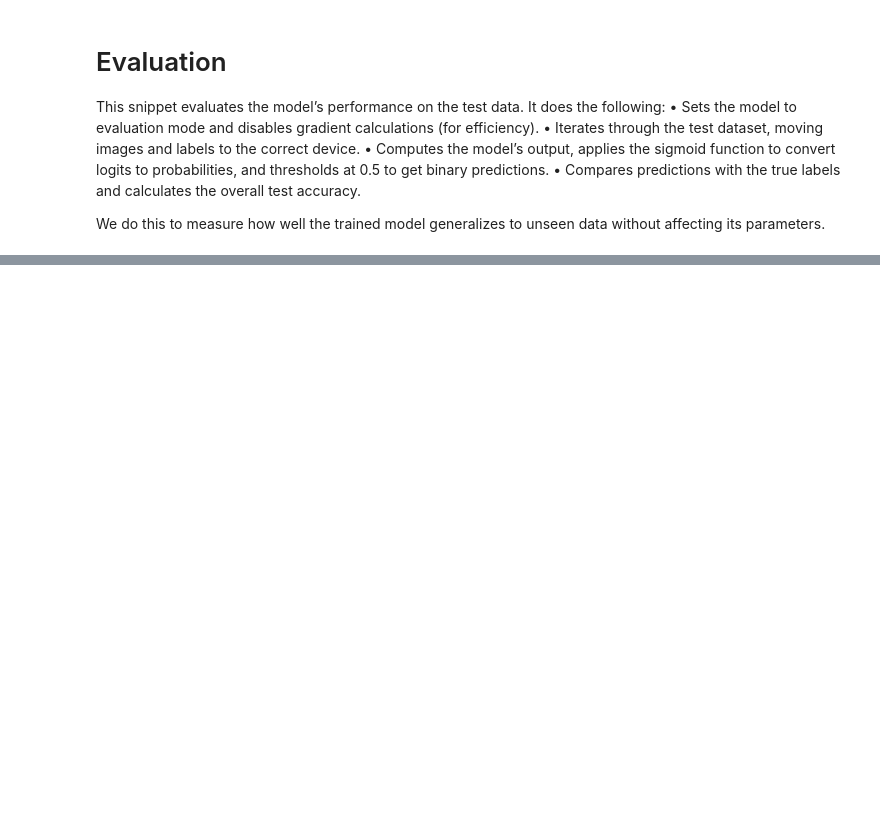
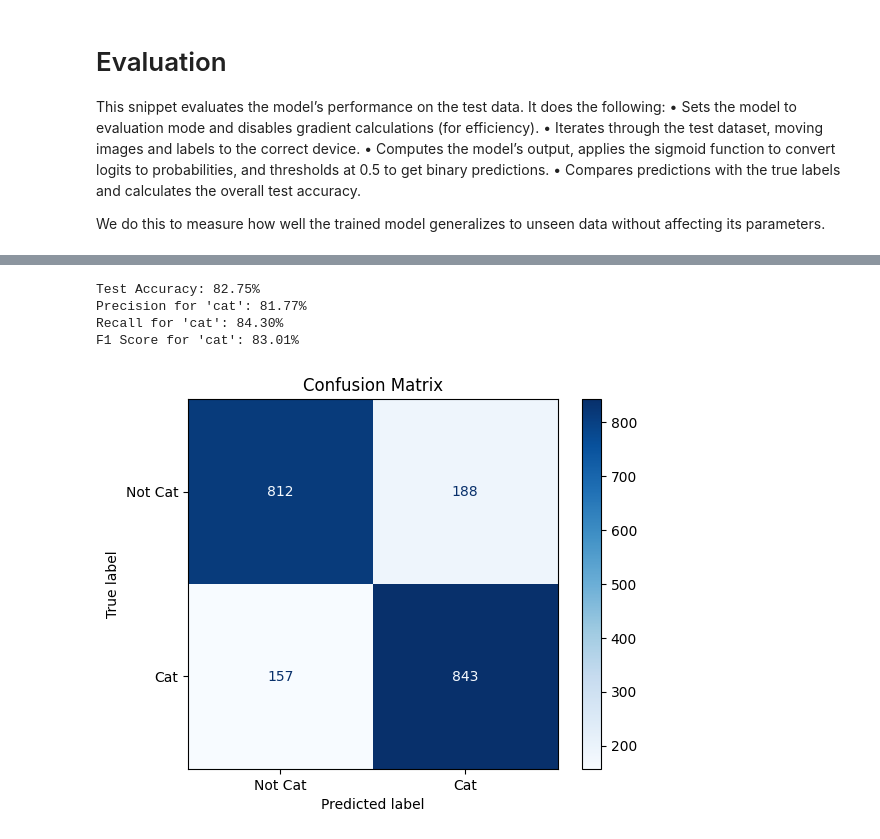
Before and after one commit to gitvegard/info284, a Jupyter notebook: task2/CNN.ipynb, the cells around one changed output, grey strips where cells are left out. Saved outputs shown, nothing was run; the diff lists cells and outputs as text; code cells hidden in the pictures; blank space fills up the shorter version.

```diff
--- a/task2/CNN.ipynb
+++ b/task2/CNN.ipynb
@@ -147,16 +165,3 @@ This snippet evaluates the model’s performance on the test data. It does the f
 	•	Compares predictions with the true labels and calculates the overall test accuracy.
 
 We do this to measure how well the trained model generalizes to unseen data without affecting its parameters.
-# %%
-model.eval()
-correct, total = 0, 0
-
-with torch.no_grad():
-    for images, labels in testloader:
-        images, labels = images.to(device), labels.to(device)
-        outputs = model(images)
-        preds = torch.sigmoid(outputs) > 0.5  # Convert logits to probability, then threshold
-        correct += (preds.squeeze().long() == labels).sum().item()
-        total += labels.size(0)
-
-print(f"Test Accuracy: {100 * correct / total:.2f}%")
@@ -165,2 +168,68 @@ Test Accuracy: 95.14%
+# %%
+# Get balanced indices (first n of each class)
+cat_idx = [i for i, label in enumerate(testset.targets) if label == 1]
+not_cat_idx = [i for i, label in enumerate(testset.targets) if label == 0]
+n = min(len(cat_idx), len(not_cat_idx))
+balanced_indices = cat_idx[:n] + not_cat_idx[:n]
+
+# Create a DataLoader for the balanced test set
+balanced_testloader = torch.utils.data.DataLoader(
+    Subset(testset, balanced_indices), batch_size=64, shuffle=False, num_workers=2
+)
+
+# Evaluate model on the balanced test set
+model.eval()
+correct, total = 0, 0
+tp, fp, fn = 0, 0, 0  # True Positives, False Positives, False Negatives for 'cat'
+
+with torch.no_grad():
+    for images, labels in balanced_testloader:
+        images, labels = images.to(device), labels.to(device)
+        outputs = model(images)
+        preds = (torch.sigmoid(outputs) > 0.5).long().squeeze()
+
+        correct += (preds == labels).sum().item()
+        total += labels.size(0)
+
+        tp += ((labels == 1) & (preds == 1)).sum().item()
+        fp += ((labels == 0) & (preds == 1)).sum().item()
+        fn += ((labels == 1) & (preds == 0)).sum().item()
+
+accuracy = 100 * correct / total
+precision = 100 * tp / (tp + fp) if (tp + fp) > 0 else 0
+recall = 100 * tp / (tp + fn) if (tp + fn) > 0 else 0
+f1 = 2 * (precision * recall) / (precision + recall) if (precision + recall) > 0 else 0
+
+print(f"Test Accuracy: {accuracy:.2f}%")
+print(f"Precision for 'cat': {precision:.2f}%")
+print(f"Recall for 'cat': {recall:.2f}%")
+print(f"F1 Score for 'cat': {f1:.2f}%")
+# %% [output]
+Test Accuracy: 82.75%
+Precision for 'cat': 81.77%
+Recall for 'cat': 84.30%
+F1 Score for 'cat': 83.01%
+# %%
+# Collect predictions and true labels
+all_preds = []
+all_labels = []
+
+model.eval()
+with torch.no_grad():
+    for images, labels in balanced_testloader:
+        images = images.to(device)
+        outputs = model(images)
+        preds = (torch.sigmoid(outputs) > 0.5).long().cpu().numpy()
+        all_preds.extend(preds.flatten())
+        all_labels.extend(labels.cpu().numpy())
+
+# Compute and display confusion matrix
+cm = confusion_matrix(all_labels, all_preds)
+disp = ConfusionMatrixDisplay(confusion_matrix=cm, display_labels=['Not Cat', 'Cat'])
+disp.plot(cmap='Blues')
+plt.title("Confusion Matrix")
+plt.show()
+# %% [output]
+[figure, added]
 # %% [markdown]
 # Testing with a random image
```
Also changed, not shown: parts of 10 cells of this notebook.
